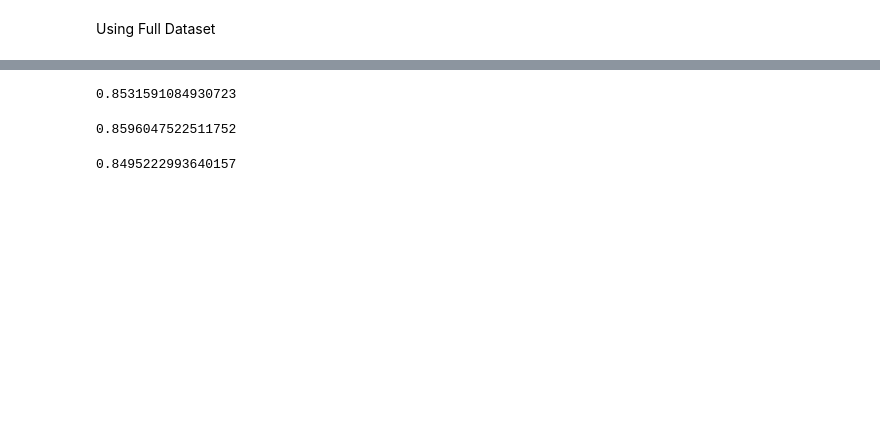
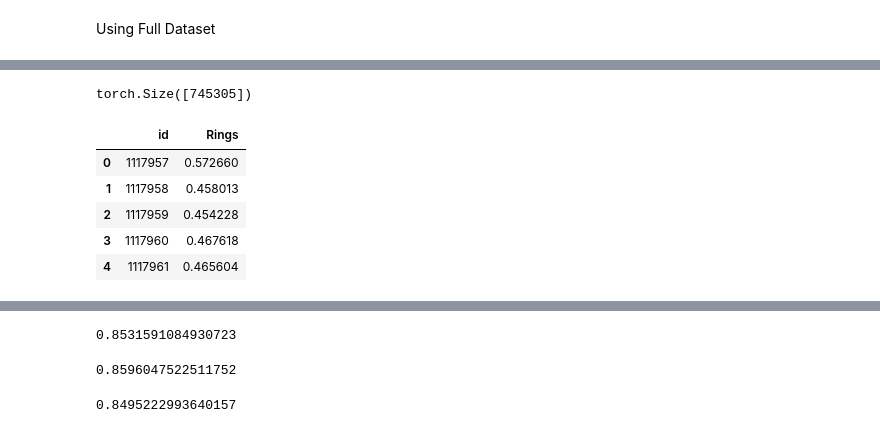
Before and after one commit to rubanzasilva/flood_prediction, a Jupyter notebook: s04e05_fastai_exp2.ipynb, the cells around one changed output, grey strips where cells are left out. Drawn from its saved outputs; the diff is of its cells as text; code cells hidden in the pictures; blank space fills up the shorter version.

```diff
--- a/s04e05_fastai_exp2.ipynb
+++ b/s04e05_fastai_exp2.ipynb
@@ -373,0 +311,9 @@ Wall time: 3min 7s
+# %%
+dl = learn.dls.test_dl(test_df)
+def ensemble():
+  learn = tabular_learner(dls, metrics=mae)
+  with learn.no_bar(), learn.no_logging():
+    learn.fit(7, 0.005)
+  return learn.get_preds(dl=dl)[0]
+
+learns = [ensemble() for _ in range(5)]
@@ -373,0 +326,7 @@ Wall time: 3min 7s
+# %%
+ens_preds = torch.stack(learns).mean(0)
+# %%
+ens_preds_x = ens_preds.squeeze(1)
+ens_preds_x.shape
+# %% [output]
+torch.Size([745305])
@@ -373,0 +346,15 @@ Wall time: 3min 7s
+# %%
+target_preds = ens_preds
+
+test_df['Rings'] = target_preds
+test_df.to_csv('submission.csv', columns=['Rings'], index=True)
+
+submission = pd.read_csv('submission.csv')
+submission.head()
+# %% [output]
+|  | id | Rings |
+| 0 | 1117957 | 0.572660 |
+| 1 | 1117958 | 0.458013 |
+| 2 | 1117959 | 0.454228 |
+| 3 | 1117960 | 0.467618 |
+| 4 | 1117961 | 0.465604 |
```
Also changed, not shown: parts of 80 cells of this notebook.
